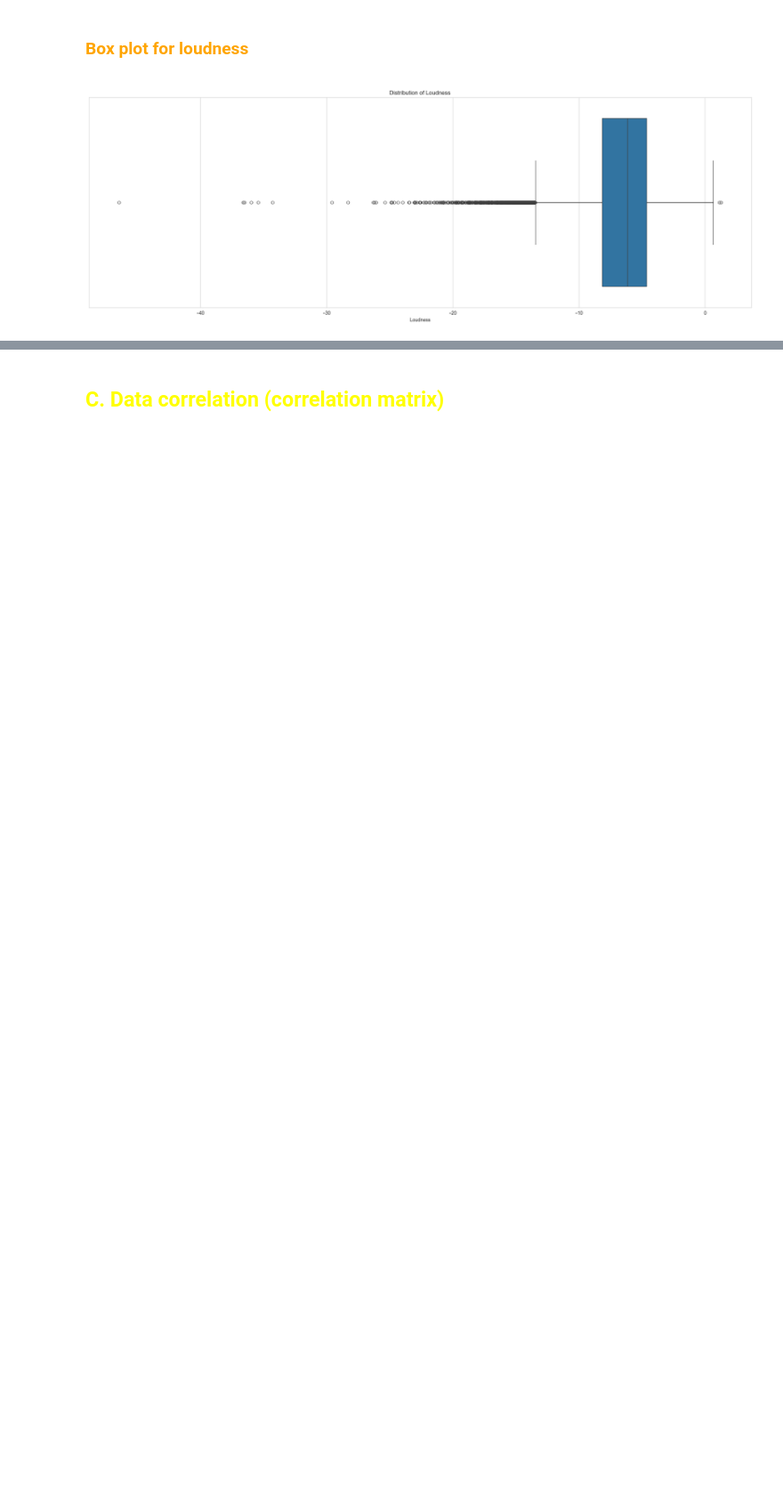
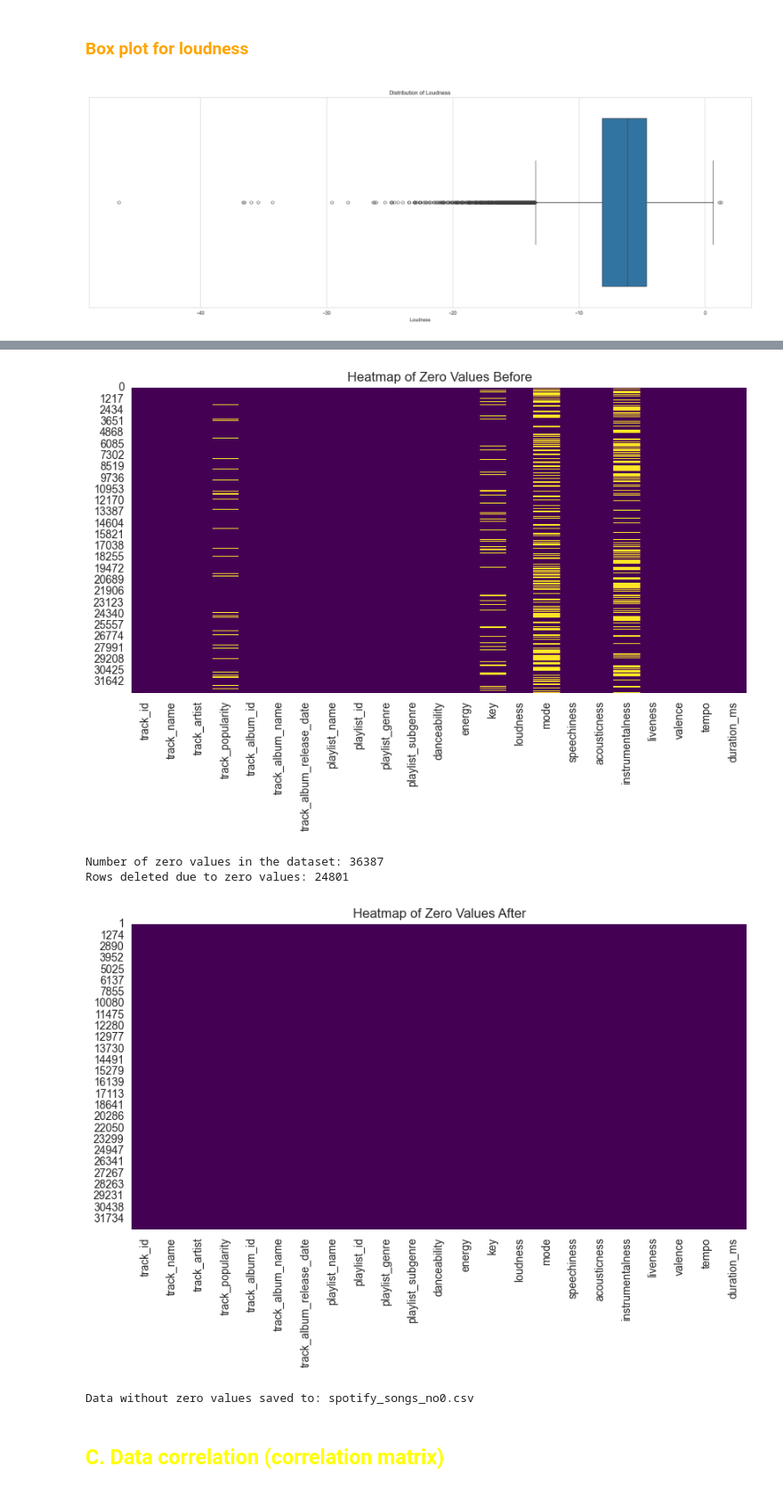
Before and after one commit to a13xe/ML_RotaryMachineDefects, a Jupyter notebook: 1.2.visualization.ipynb, the cells around one changed output, grey strips where cells are left out. Shown at 89% size. Cells and saved outputs as stored; diff of their text form; code cells hidden in the pictures; blank space fills up the shorter version.

Commit message:
add heatmap

```diff
--- a/1.2.visualization.ipynb
+++ b/1.2.visualization.ipynb
@@ -106,3 +134,51 @@ file_path
+# %%
+import pandas as pd
+import numpy as np
+import seaborn as sns
+import matplotlib.pyplot as plt
+
+# Assuming 'data' is a pandas DataFrame that has already been loaded.
+
+# Heatmap before removing zero values
+plt.figure(figsize=(10, 5))
+sns.heatmap(data.eq(0), cmap="viridis", cbar=False)
+plt.title("Heatmap of Zero Values Before")
+plt.savefig("heatmap_before.png")
+plt.show()
+
+# Check for zero values and replace them with NaN
+data_no_zero = data.replace(0, np.nan)
+
+# Count the number of zero values (now NaNs) in each column
+zero_values_count = data_no_zero.isna().sum().sum()
+print(f"Number of zero values in the dataset: {zero_values_count}")
+
+# Removing rows with NaN values (which are the zero values we replaced)
+rows_before_removal = data_no_zero.shape[0]
+data_no_zero_cleaned = data_no_zero.dropna()
+rows_after_removal = data_no_zero_cleaned.shape[0]
+
+# Calculate how many rows were deleted
+rows_deleted = rows_before_removal - rows_after_removal
+print(f"Rows deleted due to zero values: {rows_deleted}")
+
+# Heatmap after removing zero values
+plt.figure(figsize=(10, 5))
+sns.heatmap(data_no_zero_cleaned.eq(0), cmap="viridis", cbar=False)
+plt.title("Heatmap of Zero Values After")
+plt.savefig("heatmap_after.png")
+plt.show()
+
+# Save the dataset with zero values removed to a CSV file
+file_path_no_zeros = "spotify_songs_no0.csv"
+data_no_zero_cleaned.to_csv(file_path_no_zeros, index=False)
+print(f"Data without zero values saved to: {file_path_no_zeros}")
+# %% [output]
+[figure, added]
+Number of zero values in the dataset: 36387
+Rows deleted due to zero values: 24801
+[figure, added]
+Data without zero values saved to: spotify_songs_no0.csv
 # %% [markdown]
 <font color='yellow'>
 
```
Also changed, not shown: parts of 4 cells of this notebook, 1 other file.
